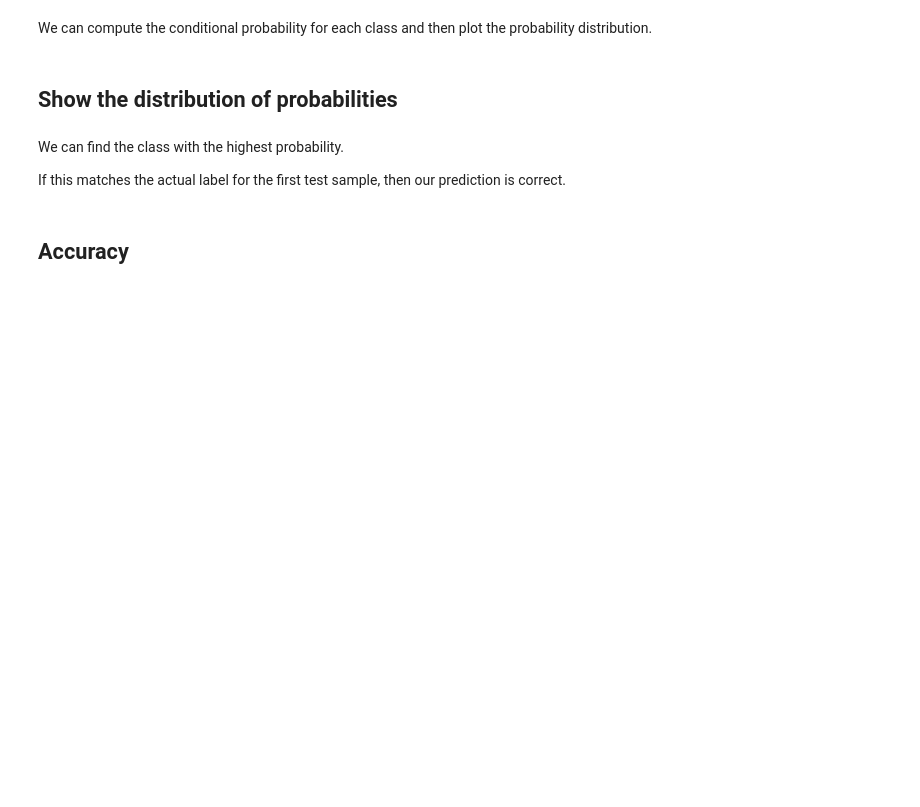
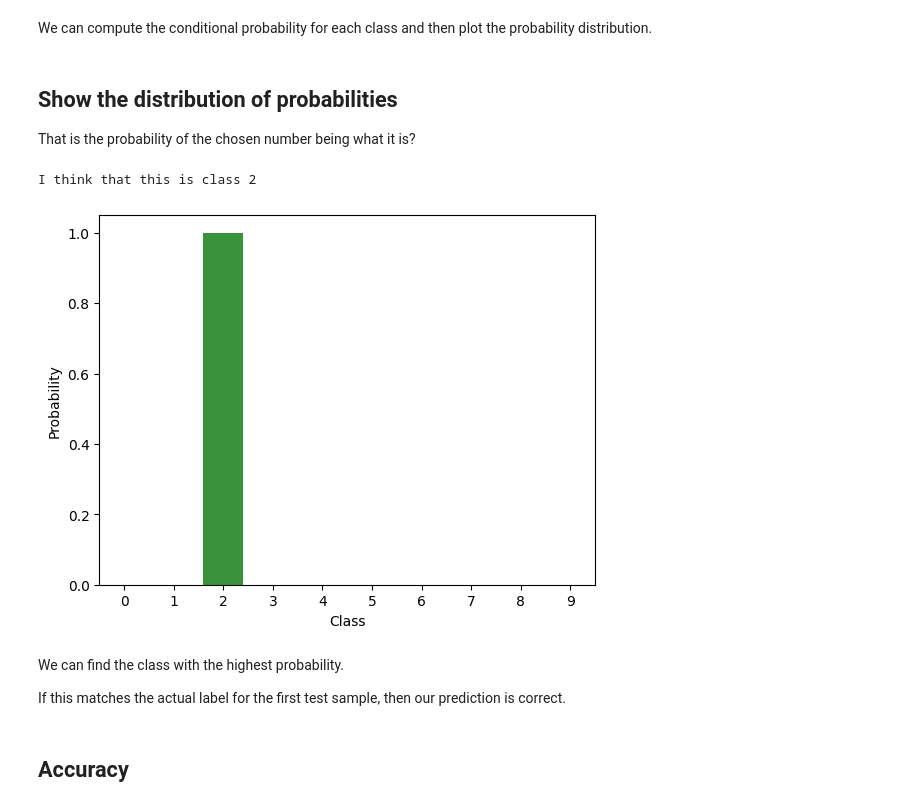
Before and after one commit to MiaKuntz/cds-visual, a Jupyter notebook: nbs/session5_inclass_mtk.ipynb, the cells around one changed output. Cells and saved outputs as stored; diff of their text form; code cells hidden in the pictures; blank space fills up the shorter version.

```diff
--- a/nbs/session5_inclass_mtk.ipynb
+++ b/nbs/session5_inclass_mtk.ipynb
@@ -121,8 +149,16 @@ clf_util.plot_individual(X_test_scaled,
 We can compute the conditional probability for each class and then plot the probability distribution.
 # %% [markdown]
 ## Show the distribution of probabilities
+
+That is the probability of the chosen number being what it is?
 # %%
-clf_util.plot_probs(X_test_scaled, 50, clf, classes)
+clf_util.plot_probs(X_test_scaled,
+                    50,             # pick an image
+                    clf,            # trained classifier model
+                    classes)        # names of classes
+# %% [output]
+I think that this is class 2
+[figure, added]
 # %% [markdown]
 We can find the class with the highest probability.
 
```
Also changed, not shown: parts of 30 cells of this notebook, 1 other file.
